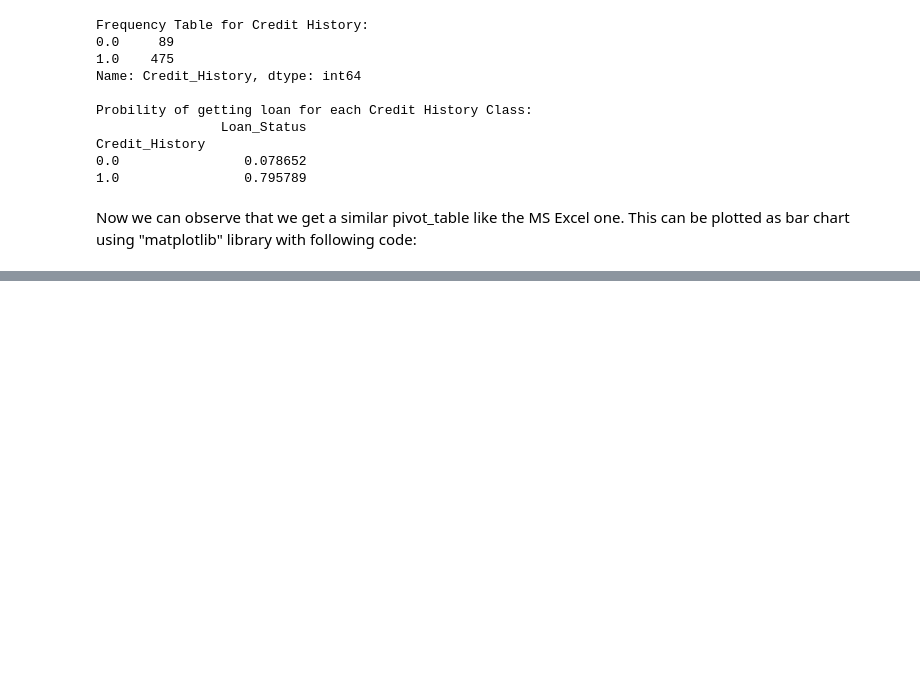
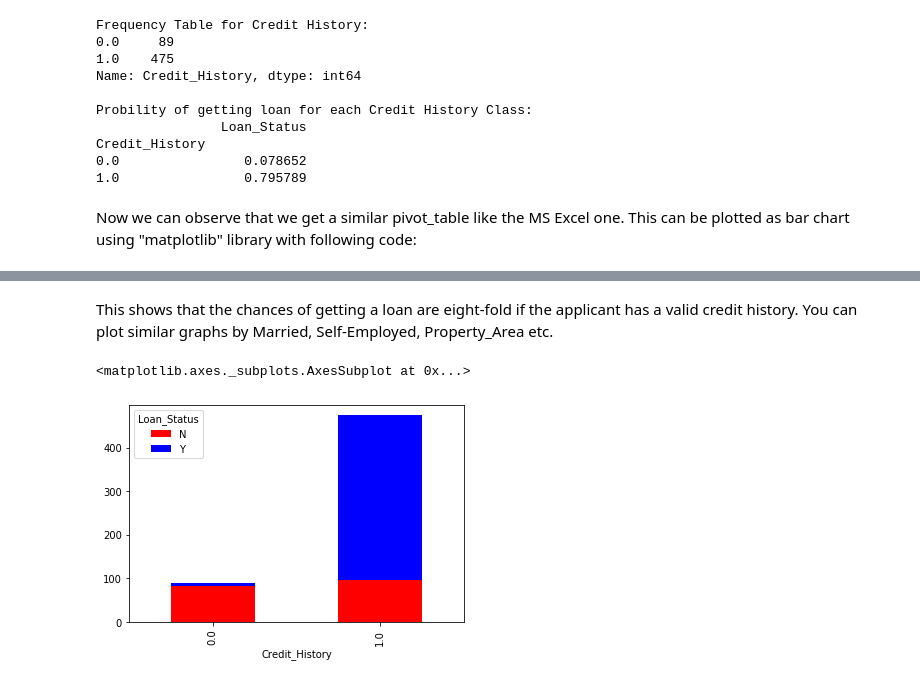
Before and after one commit to mhridoy/Data-Analysis-in-Python-using-Pandas, a Jupyter notebook: Pandas Basic(Loan Prediction).ipynb, the cells around one changed output, grey strips where cells are left out. Cells and saved outputs as stored; diff of their text form; code cells hidden in the pictures; blank space fills up the shorter version.

```diff
--- a/Pandas Basic(Loan Prediction).ipynb
+++ b/Pandas Basic(Loan Prediction).ipynb
@@ -157,2 +157,12 @@ ax2.set_title("Probability of getting loan by credit history")
 [figure]
 [figure]
+# %% [markdown]
+This shows that the chances of getting a loan are eight-fold if the applicant has a valid credit history. You can plot similar graphs by Married, Self-Employed, Property_Area etc.
+# %%
+# Alternantely, these two plots can also be visualized by combining them in a stacked chart:
+
+temp_3 = pd.crosstab ( df ['Credit_History'], df ['Loan_Status'])
+temp_3.plot(kind='bar', stacked= True , color = ['red', 'blue'], grid=False)
+# %% [output]
+<matplotlib.axes._subplots.AxesSubplot at 0x...>
+[figure, added]
```
Also changed, not shown: parts of 3 cells of this notebook.
